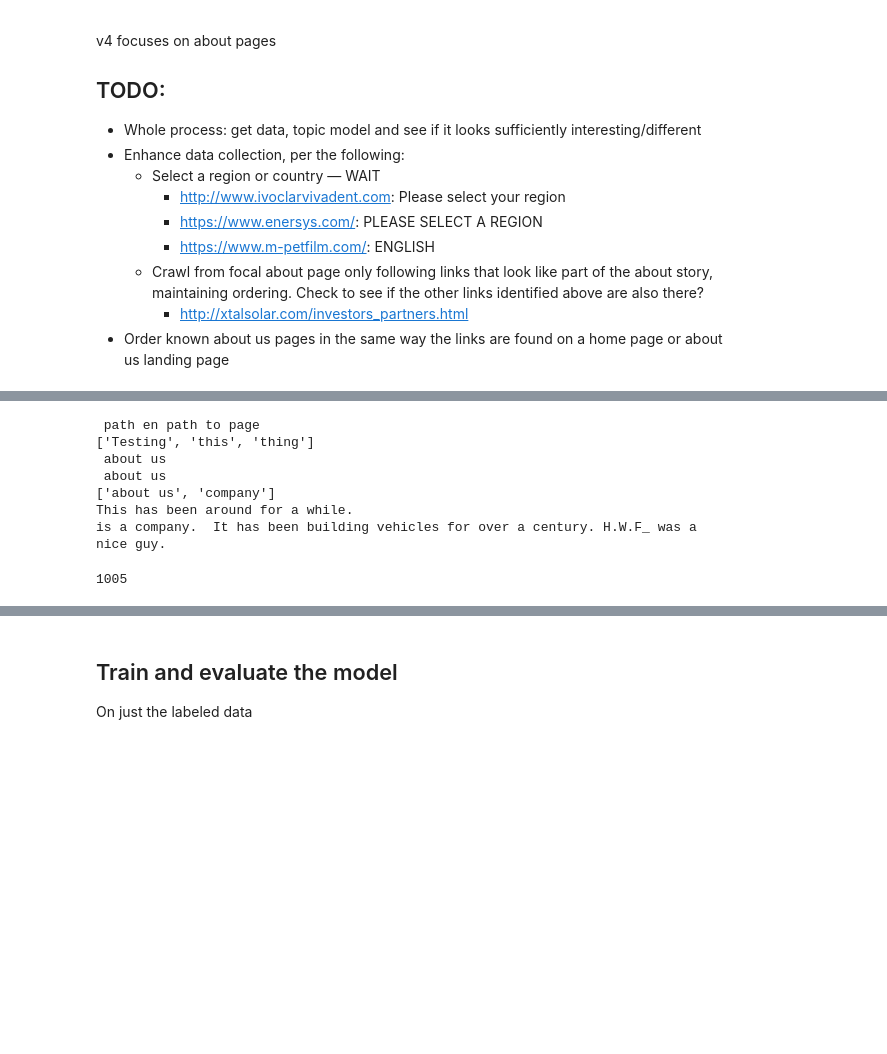
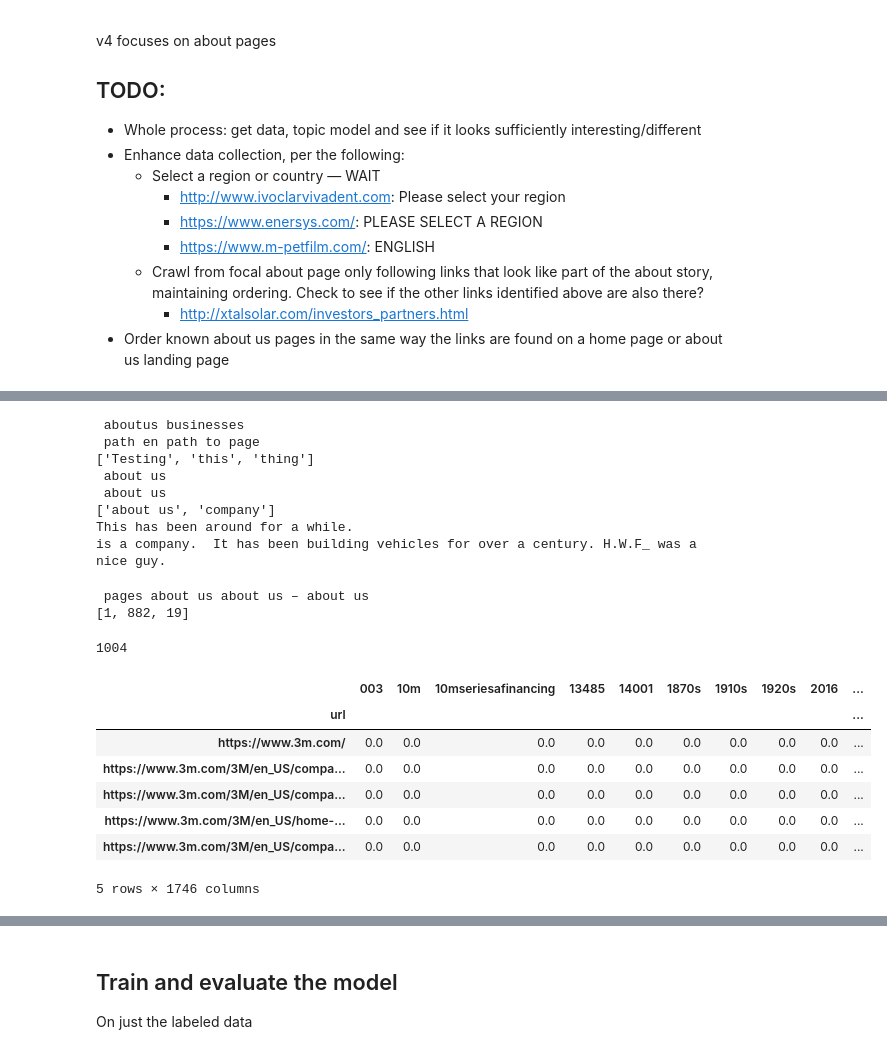
Before and after one commit to euphonic/EAGER, a Jupyter notebook: code/topics_markov/extract-pages-from-mongo-v5-about.ipynb, the cells around one changed output, grey strips where cells are left out. Saved outputs shown, nothing was run; the diff lists cells and outputs as text; code cells hidden in the pictures; blank space fills up the shorter version.

```diff
--- a/code/topics_markov/extract-pages-from-mongo-v5-about.ipynb
+++ b/code/topics_markov/extract-pages-from-mongo-v5-about.ipynb
@@ -96,14 +93,14 @@ def get_domain (url):
 
 # output urls for labeling of training data
 results = col.find({},{"url": 1, "firm_name": 1})
-df = pd.DataFrame(columns = ('firm_name', 'url', 'label'))
+df = pd.DataFrame(columns = ('firm_name', 'url'))
 domain_count = defaultdict(lambda:0,{})
 for i in range(results.count()):
     result = results.next()
     url = result['url'][0]
     domain_count[get_domain(url)] += 1
     firm_name = result['firm_name'][0] if 'firm_name' in result else ''
-    df.loc[i] = [firm_name, url, '']
+    df.loc[i] = [firm_name, url]
 
 df['gid'] = df.groupby(['firm_name']).ngroup()
 # %%
@@ -114,19 +111,13 @@ with open(ABOUT_DIR + 'about_pages_to_label.csv', mode='w') as to_label:
     df_label.to_csv(to_label, index=False)
 # %%
 # read back labeled data (note that about, management/team and partners, are dichotomous)
-df_about_labeled = pd.read_csv(ABOUT_DIR + 'about_pages_labeled_v2.csv')
+df_about_labeled = pd.read_csv(ABOUT_DIR + 'about_pages_labeled_v3.csv')
 df_about_labeled = df_about_labeled.fillna(0)
-
-# count pages per domain
-for index, row in df_about_labeled.iterrows():
-    pages_in_domain = domain_count[get_domain(row['url'])]
-    df_about_labeled.loc[index,'pages_in_domain'] = pages_in_domain
-    is_sole_page = 0 if pages_in_domain > 1 else 1
-    df_about_labeled.loc[index,'is_sole_page'] = is_sole_page
+df_about_labeled['pages_in_domain_ftr'] = df_about_labeled.groupby(["firm_name"])["url"].transform("count")
 
 labeled_urls = list(df_about_labeled['url']) # for training models on labeled urls below
 df_about_labeled = df_about_labeled.set_index(['firm_name', 'url'])
-print (df_about_labeled.columns.tolist())
+df_about_labeled.head()
 
 # final test set is the rows of the original data frame without the urls in df_about_labeled
 # %% [output]
@@ -240,5 +318,7 @@ def process_firms (urls):
 # %%
-# for testing regex
+# Test various methods and regex used above
+print (get_page_path_text ('http://biocon.com/biocon_aboutus_businesses.asp'))
+
 print (get_page_path_text('http://www.google.com/path-en/path_to/page.html'))
 print (re.split("\W+|_", "Testing this_thing"))
 print (clean_string('3m 01	08	100	10m ford 235 1990 s129 188209 0913lk the ? about us'))
@@ -248,6 +328,7 @@ pp.pprint (list(filter(header_in.search, ['about us', 'not found', 'company'])))
 print (strip_firm_name('Ford Motor Company', 'This Ford Motor Company has been around for a while.'))
 print (strip_firm_name (clean_firm_name('Ford Motor Company'), 'Ford is a motor company.  It has been building vehicles for over a century. H.W.F_ Ford was a nice guy.'))
 # %% [output]
+ aboutus businesses
  path en path to page
 ['Testing', 'this', 'thing']
  about us
@@ -258,24 +342,39 @@ is a company.  It has been building vehicles for over a century. H.W.F_ was a ni
+# %%
+# testing, should be
+# pages about us about us – about us
+# [1, 882, 19]
+print(labeled_firm_text_features['https://nanocomposix.com/pages/about-us'])
+print(labeled_firm_count_features['https://nanocomposix.com/pages/about-us'])
+# %% [output]
+ pages about us about us – about us
+[1, 882, 19]
 # %%
-# get firm website data for n-gram processing
-labeled_firm_page_features = process_firms (labeled_urls)
-
-urls = labeled_firm_page_features.keys()
+urls = labeled_firm_text_features.keys() # create in an order
 print (len(urls))
 corpus = []
 for url in urls:
-    corpus.append (labeled_firm_page_features[url])
+    corpus.append (labeled_firm_text_features[url])
 
 # unigram
 ubv = TfidfVectorizer(min_df=0., max_df=1.)
 # you can set the n-gram range to 1,2 to get unigrams as well as bigrams (performs worse than just unigrams)
 # ubv = TfidfVectorizer(ngram_range=(1,2))
 
 ubv_matrix = ubv.fit_transform(corpus)
 
 ubv_matrix = ubv_matrix.toarray()
 vocab = ubv.get_feature_names()
 ubv_df = pd.DataFrame(ubv_matrix, columns=vocab)
 ubv_df.index = urls
 ubv_df.index.name='url'
+ubv_df.head()
 # %% [output]
-1005
+1004
+|  | 003 | 10m | 10mseriesafinancing | 13485 | 14001 | 1870s | 1910s | 1920s | 2016 | ... |
+| url |  |  |  |  |  |  |  |  |  | ... |
+| https://www.3m.com/ | 0.0 | 0.0 | 0.0 | 0.0 | 0.0 | 0.0 | 0.0 | 0.0 | 0.0 | ... |
+| https://www.3m.com/3M/en_US/compa... | 0.0 | 0.0 | 0.0 | 0.0 | 0.0 | 0.0 | 0.0 | 0.0 | 0.0 | ... |
+| https://www.3m.com/3M/en_US/compa... | 0.0 | 0.0 | 0.0 | 0.0 | 0.0 | 0.0 | 0.0 | 0.0 | 0.0 | ... |
+| https://www.3m.com/3M/en_US/home-... | 0.0 | 0.0 | 0.0 | 0.0 | 0.0 | 0.0 | 0.0 | 0.0 | 0.0 | ... |
+| https://www.3m.com/3M/en_US/compa... | 0.0 | 0.0 | 0.0 | 0.0 | 0.0 | 0.0 | 0.0 | 0.0 | 0.0 | ... |
+5 rows × 1746 columns
```
Also changed, not shown: parts of 39 cells of this notebook, 8 other files.
